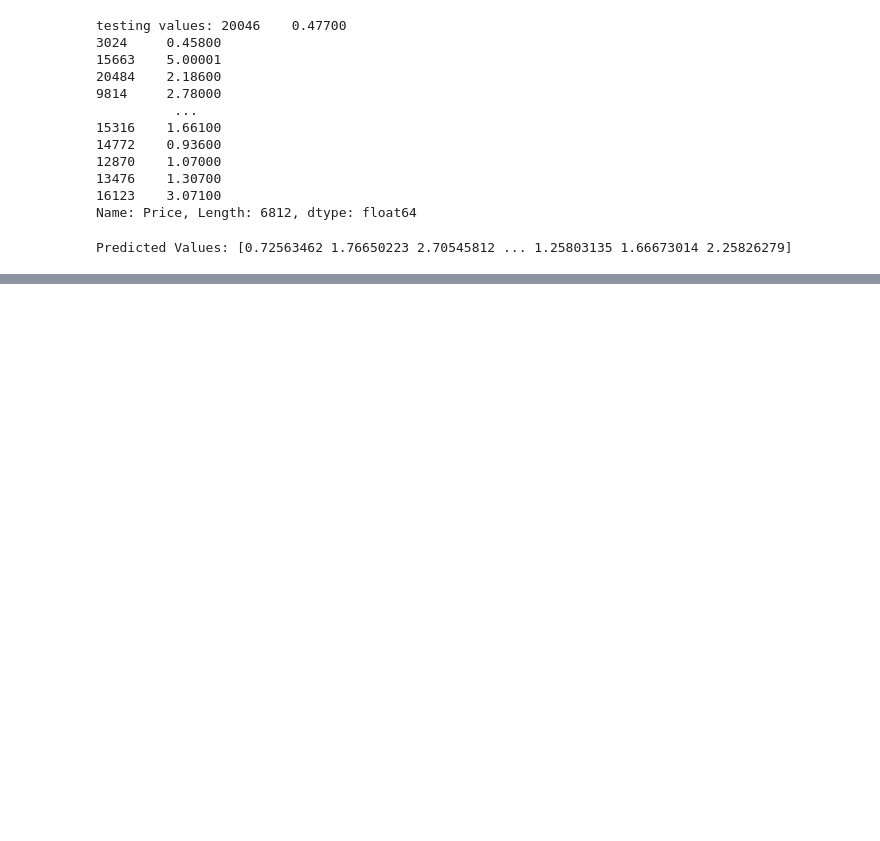
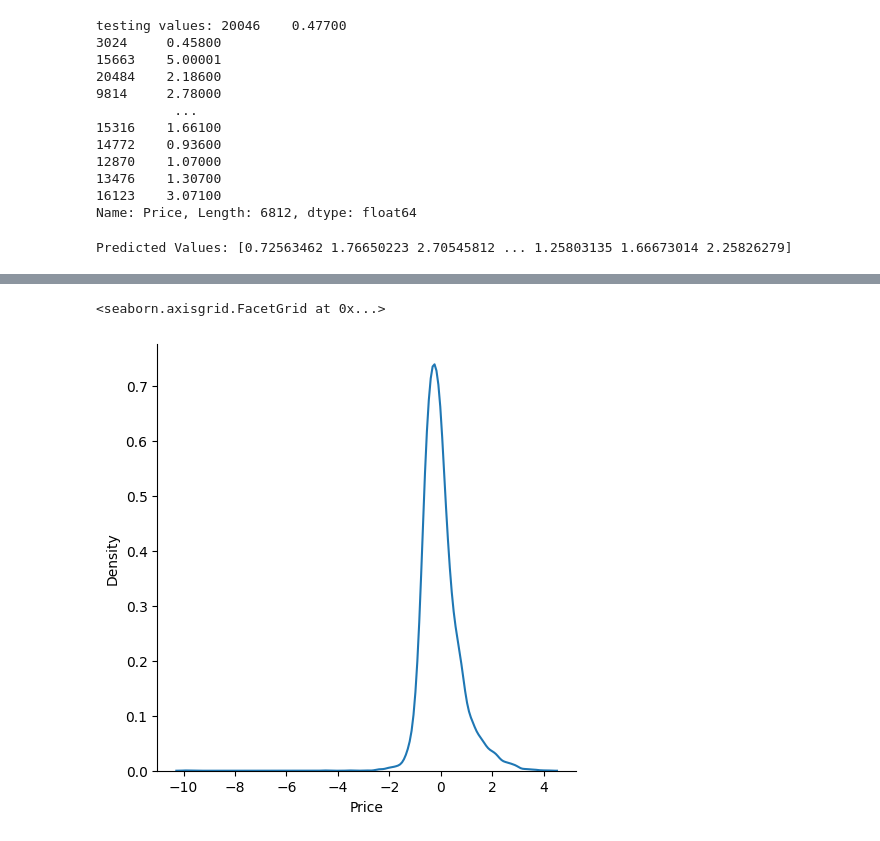
Before and after one commit to iamanshu1804/Basic-Linear-Regression, a Jupyter notebook: Multiple_Linear_Regression.ipynb, the cells around one changed output, grey strips where cells are left out. Drawn from its saved outputs; the diff is of its cells as text; code cells hidden in the pictures; blank space fills up the shorter version.

```diff
--- a/Multiple_Linear_Regression.ipynb
+++ b/Multiple_Linear_Regression.ipynb
@@ -185,0 +223,7 @@ Predicted Values: [0.72563462 1.76650223 2.70545812 ... 1.25803135 1.66673014 2.
+# %%
+residuals=Y_test-Y_pred
+# %%
+sns.displot(residuals,kind="kde")
+# %% [output]
+<seaborn.axisgrid.FacetGrid at 0x...>
+[figure, added]
```
Also changed, not shown: parts of 7 cells of this notebook.
